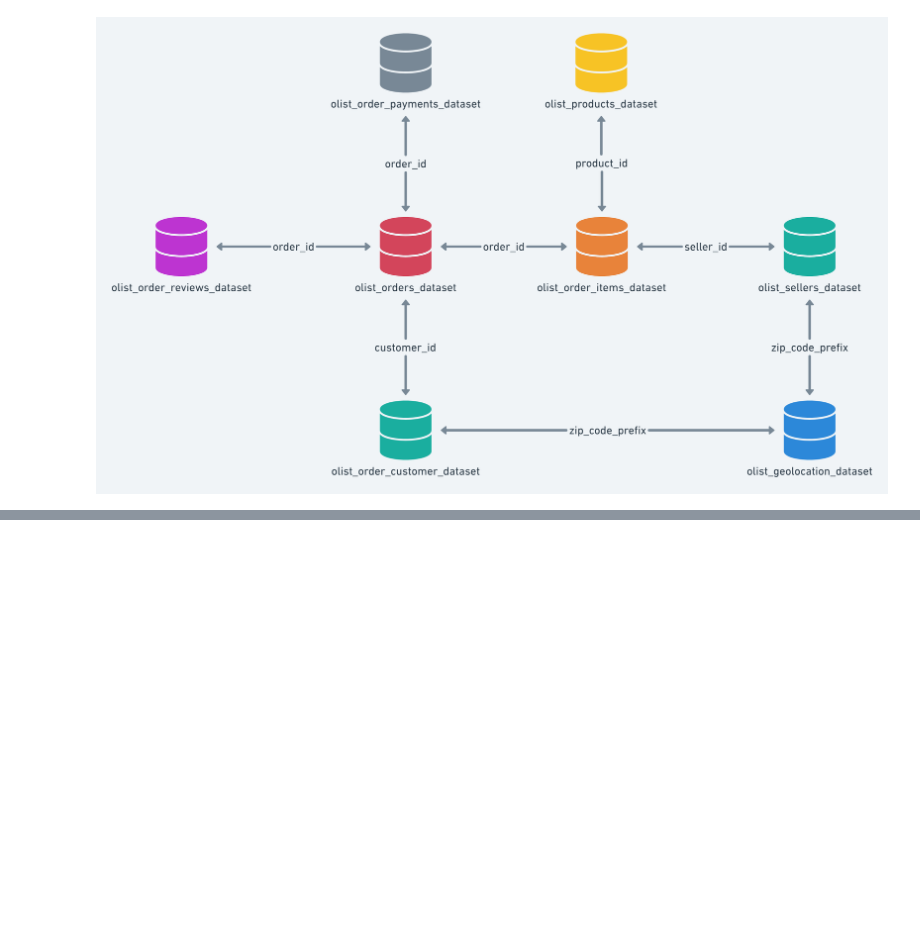
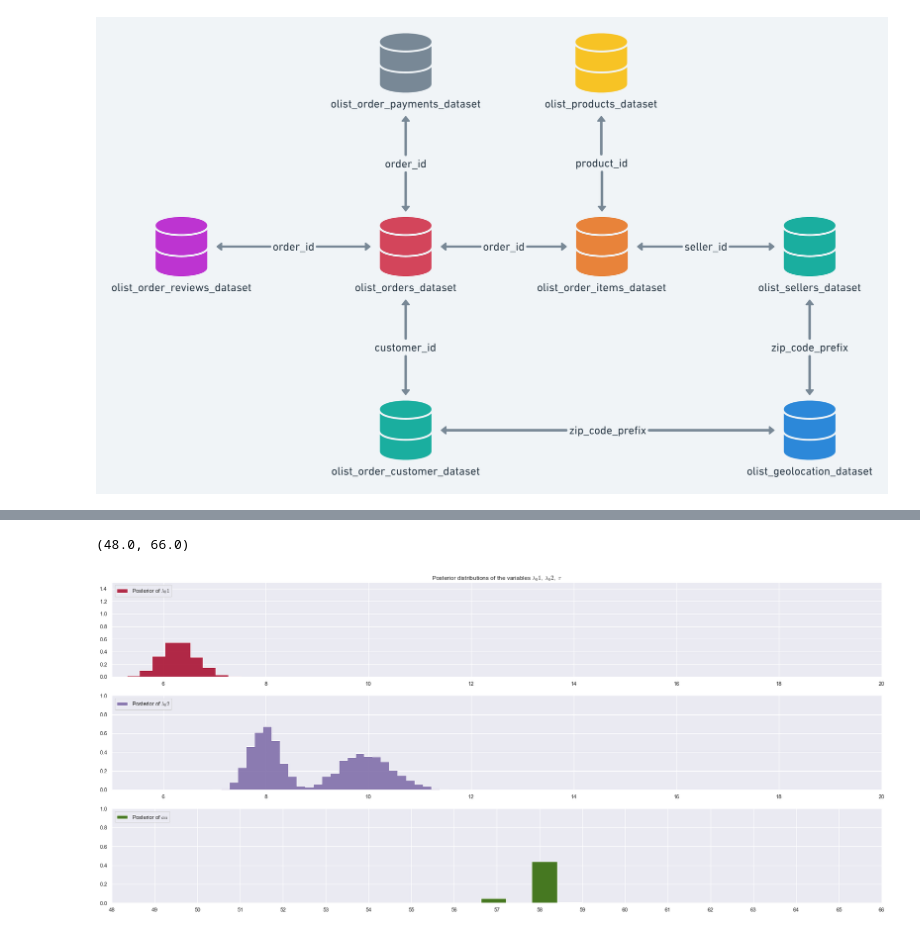
Before and after one commit to Meigarom/SejaUmDataScientist, a Jupyter notebook: Olist-Ecommerce.ipynb, the cells around one changed output, grey strips where cells are left out. Cells and saved outputs as stored; diff of their text form; code cells hidden in the pictures; blank space fills up the shorter version.

```diff
--- a/Olist-Ecommerce.ipynb
+++ b/Olist-Ecommerce.ipynb
@@ -92,0 +333,9 @@ results
+# %%
+with model:
+    idx = np.arange( n_count_data )
+    lambda_ = pm.math.switch( tau > idx, lambda_01, lambda_02 )
+
+    observation = pm.Poisson( 'obs', lambda_, observed=count_data )
+
+    step = pm.Metropolis()
+    trace = pm.sample( 10000, tune=5000, step=step )
@@ -92,0 +350,37 @@ results
+# %%
+lambda_01_samples = trace['lambda_01']
+lambda_02_samples = trace['lambda_02']
+tau_samples = trace['tau']
+# %%
+# Histogram of samples:
+ax = plt.subplot( 311 )
+ax.set_autoscaley_on( False )
+
+plt.hist( lambda_01_samples, histtype='stepfilled', bins=30, alpha=0.85,
+            label='Posterior of $\lambda_01$', color='#A60628', density=True )
+plt.legend( loc='upper left')
+plt.title( r"""Posterior distributions of the variables $\lambda_01,\;\lambda_02,\;\tau$""" )
+plt.ylim( [0, 1.5])
+plt.xlim( [5, 20] )
+
+ax = plt.subplot( 312 )
+ax.set_autoscaley_on( False )
+
+plt.hist( lambda_02_samples, histtype='stepfilled', bins=30, alpha=0.85,
+        label='Posterior of $\lambda_02$', color='#7A68A6', density=True )
+plt.legend( loc='upper left' )
+plt.xlim( [5, 20] )
+
+plt.subplot( 313 )
+w = 1.0 / tau_samples.shape[0] * np.ones_like( tau_samples )
+
+plt.hist( tau_samples, bins=n_count_data, alpha=1,
+        label='Posterior of $\tau$', color='#467821', weights=w, rwidth=2. )
+
+plt.xticks( np.arange( n_count_data ) )
+plt.legend( loc='upper left' )
+plt.ylim( [0, 1] )
+plt.xlim( [48, len( count_data )-30] )
+# %% [output]
+(48.0, 66.0)
+[figure, added]
```
Also changed, not shown: parts of 92 cells of this notebook.
